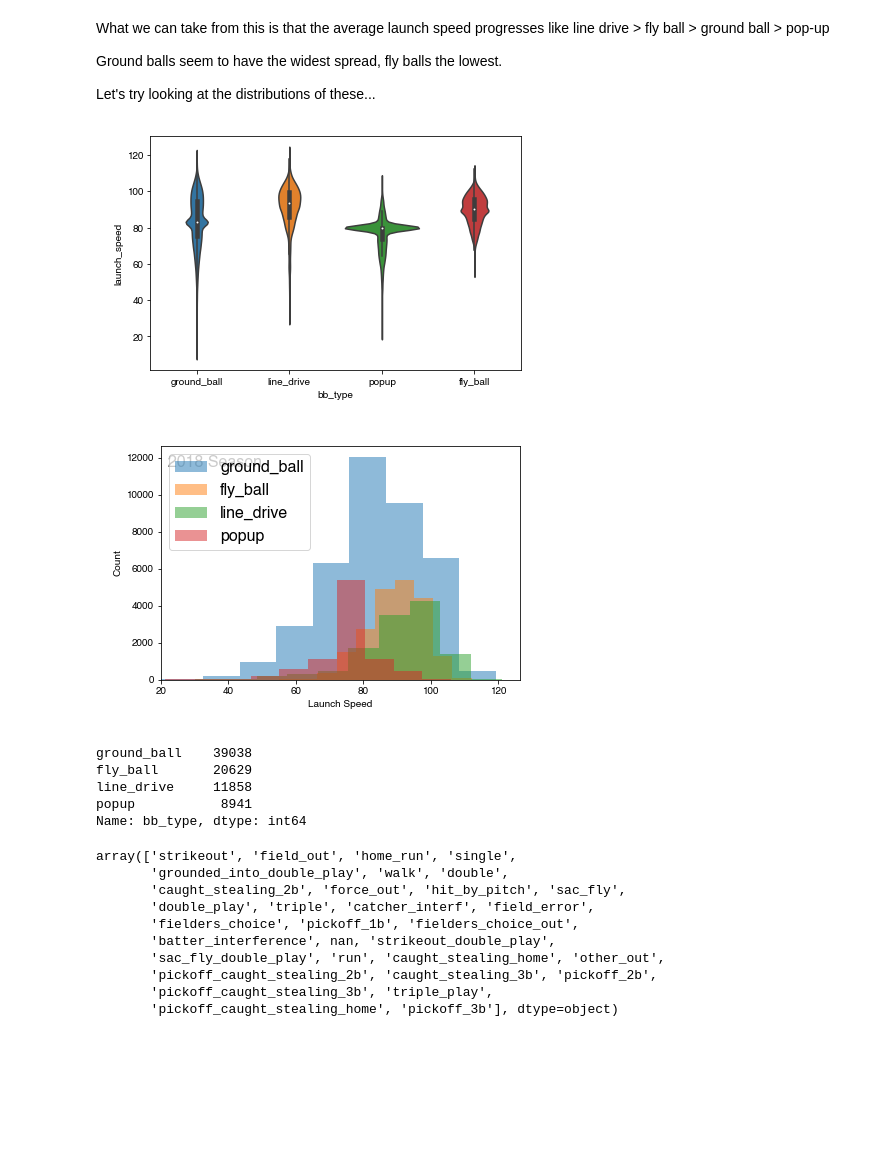
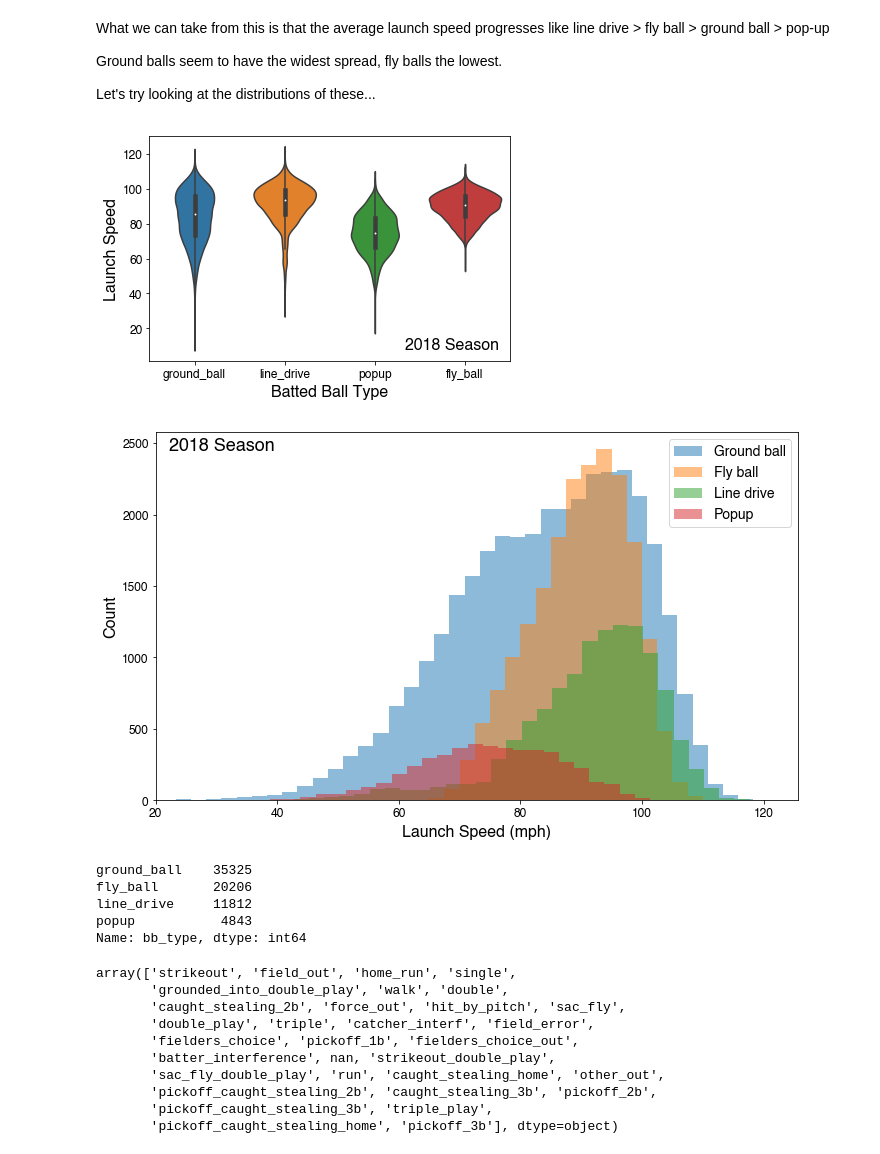
Before and after one commit to tjburch/baseball-studies, a Jupyter notebook: notebooks/explore_pybaseball.ipynb, the cells around one changed output. Drawn from its saved outputs; the diff is of its cells as text; code cells hidden in the pictures; blank space fills up the shorter version.

Commit message:
Update with streamers removed, plots cleaned up

```diff
--- a/notebooks/explore_pybaseball.ipynb
+++ b/notebooks/explore_pybaseball.ipynb
@@ -119,43 +128,51 @@ Ground balls seem to have the widest spread, fly balls the lowest.
 Let's try looking at the distributions of these...
 # %%
 # create a skimmed dataframe with only the columns we want, drop nans
-d_short = data[data.description == 'hit_into_play']
+d_short = scrub_stringers(data[data.description == 'hit_into_play'])
 df_plotting = d_short[['launch_speed','bb_type']]
-sns.violinplot(x="bb_type", y="launch_speed",kind='swarm', data=df_plotting)
-plt.annotate('2018 Season', xy=(0.1,0.95), textcoords='figure fraction', fontsize=16)
+sns.violinplot(x="bb_type", y="launch_speed",kind='swarm', data=df_plotting,fontsize=22)
+plt.annotate('2018 Season', xy=(0.97,0.05), xycoords='axes fraction',ha='right', fontsize=16)
+plt.xlabel("Batted Ball Type",fontsize=16)
+plt.ylabel("Launch Speed", fontsize=16)
+plt.gca().tick_params(axis='both', labelsize=12)
 plt.tight_layout()
 plt.savefig(saveDir+'LS_bbtype_violin')
 # %% [output]
-[figure, old version]
+[figure, new version]
 # %%
 def plot_by_type(bb_type, df):
+
     df_skimmed = df[df.bb_type == bb_type]
-    plt.hist(df_skimmed['launch_speed'], alpha=0.5)
+    bins = np.arange(df_skimmed['launch_speed'].min(),df_skimmed['launch_speed'].max(),2.5)
+    plt.hist(df_skimmed['launch_speed'], bins=bins, alpha=0.5, label=bb_type.replace("_"," ").capitalize())
 # %%
+fig = plt.figure(figsize=(10,6))
 sns.color_palette('colorblind')
 bb_types = data.bb_type.dropna().unique()
+d_short = scrub_stringers(d_short)
 for bb_type in bb_types:
-    plot_by_type(bb_type, df_plotting)
+    plot_by_type(bb_type, d_short)
 leg = plt.legend(bb_types)
 
-plt.xlabel('Launch Speed')
-plt.ylabel('Count')
+plt.xlabel('Launch Speed (mph)',fontsize=16)
+plt.ylabel('Count',fontsize=16)
+plt.gca().tick_params(axis='both', labelsize=12)
 # This line doesn't work for some reason...
-plt.annotate('2018 Season', xy=(0.65,0.5), textcoords='figure fraction', fontsize=16)
 ax = plt.gca()
 ax.set_xlim(xmin=20)
-plt.annotate('2018 Season', xy=(22,11500), fontsize=16)
+plt.annotate('2018 Season', xy=(0.02,0.95), xycoords='axes fraction', fontsize=18)
+plt.legend(fontsize=14)
 plt.tight_layout()
 plt.savefig(saveDir+'LS_bbtype_hist')
 # %% [output]
-[figure, old version]
+[figure, new version]
 # %%
-df_plotting.bb_type.value_counts()
+d_short.bb_type.value_counts()
 # %% [output]
-ground_ball    39038
-fly_ball       20629
-line_drive     11858
-popup           8941
+ground_ball    35325
+fly_ball       20206
+line_drive     11812
+popup           4843
 Name: bb_type, dtype: int64
 # %%
 data.events.unique()
```
Also changed, not shown: parts of 14 cells of this notebook.
